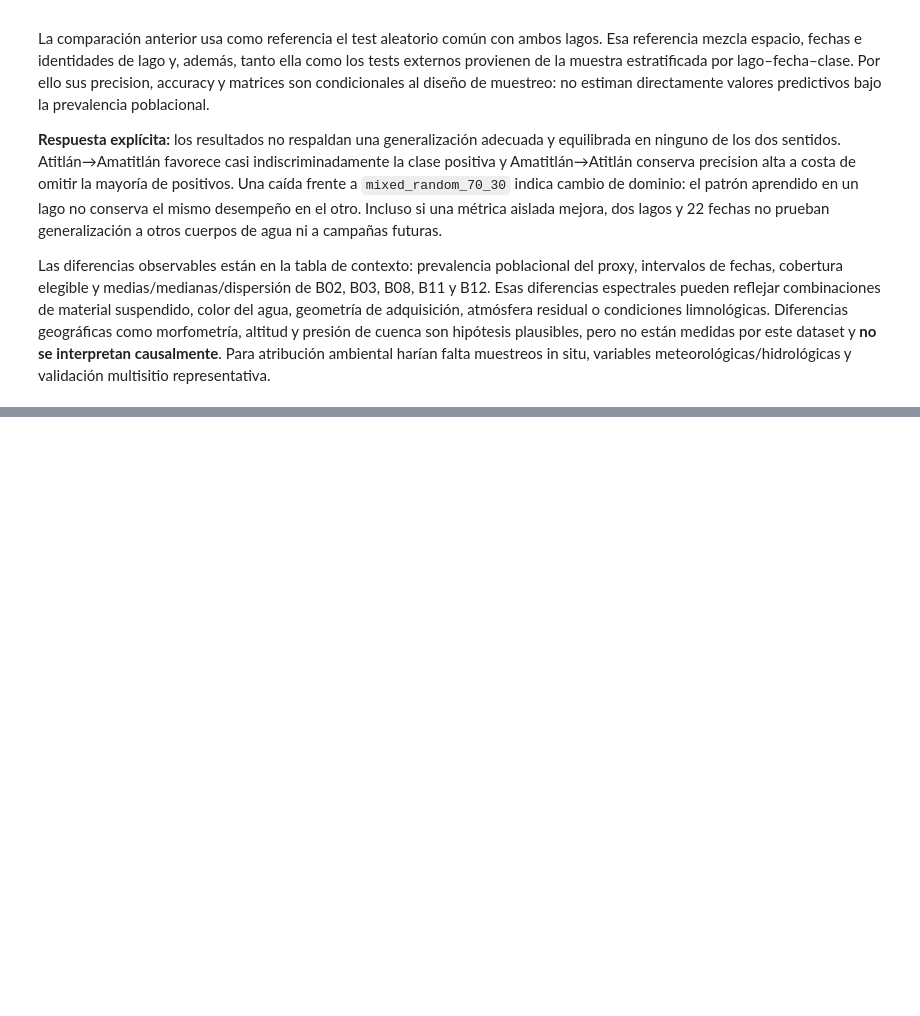
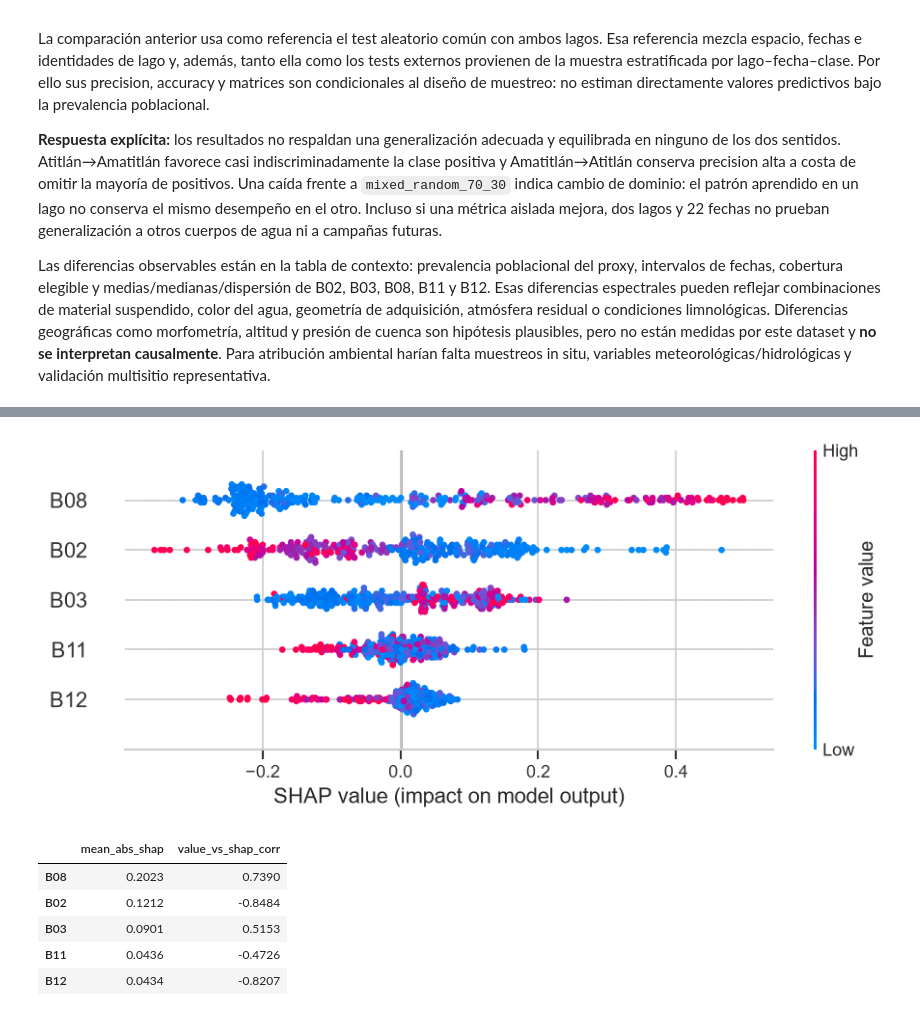
Before and after one commit to AleWWH1104/Lab4-ds, a Jupyter notebook: Lab4.ipynb, the cells around one changed output, grey strips where cells are left out. Cells and saved outputs as stored; diff of their text form; code cells hidden in the pictures; blank space fills up the shorter version.

```diff
--- a/Lab4.ipynb
+++ b/Lab4.ipynb
@@ -646,0 +672,43 @@ No se presenta una conclusión final del laboratorio porque hacerlo antes de com
+# %%
+import shap
+
+def predict_positive(values):
+    frame = pd.DataFrame(values, columns=list(PREDICTORS))
+    return best_model.predict_proba(frame)[:, 1]
+
+
+shap_background = data.iloc[random_train][list(PREDICTORS)].sample(
+    min(100, len(random_train)), random_state=RANDOM_STATE
+)
+shap_sample = data.iloc[random_test][list(PREDICTORS)].sample(
+    min(300, len(random_test)), random_state=RANDOM_STATE
+)
+explainer = shap.Explainer(predict_positive, shap_background)
+shap_values = explainer(shap_sample)
+
+shap.summary_plot(shap_values, shap_sample, show=False)
+display_figure(plt.gcf())
+
+mean_abs_shap = pd.Series(
+    np.abs(shap_values.values).mean(axis=0), index=PREDICTORS
+).sort_values(ascending=False)
+value_shap_correlation = pd.Series(
+    [
+        np.corrcoef(shap_sample[predictor], shap_values.values[:, index])[0, 1]
+        for index, predictor in enumerate(PREDICTORS)
+    ],
+    index=PREDICTORS,
+)
+shap_summary_table = pd.DataFrame(
+    {"mean_abs_shap": mean_abs_shap, "value_vs_shap_corr": value_shap_correlation}
+).sort_values("mean_abs_shap", ascending=False)
+shap_summary_table.to_csv(EVIDENCE_DIR / "ml_shap_summary.csv")
+display(shap_summary_table)
+# %% [output]
+[figure, added]
+|  | mean_abs_shap | value_vs_shap_corr |
+| B08 | 0.2023 | 0.7390 |
+| B02 | 0.1212 | -0.8484 |
+| B03 | 0.0901 | 0.5153 |
+| B11 | 0.0436 | -0.4726 |
+| B12 | 0.0434 | -0.8207 |
```
Also changed, not shown: parts of 12 cells of this notebook, 10 other files.
